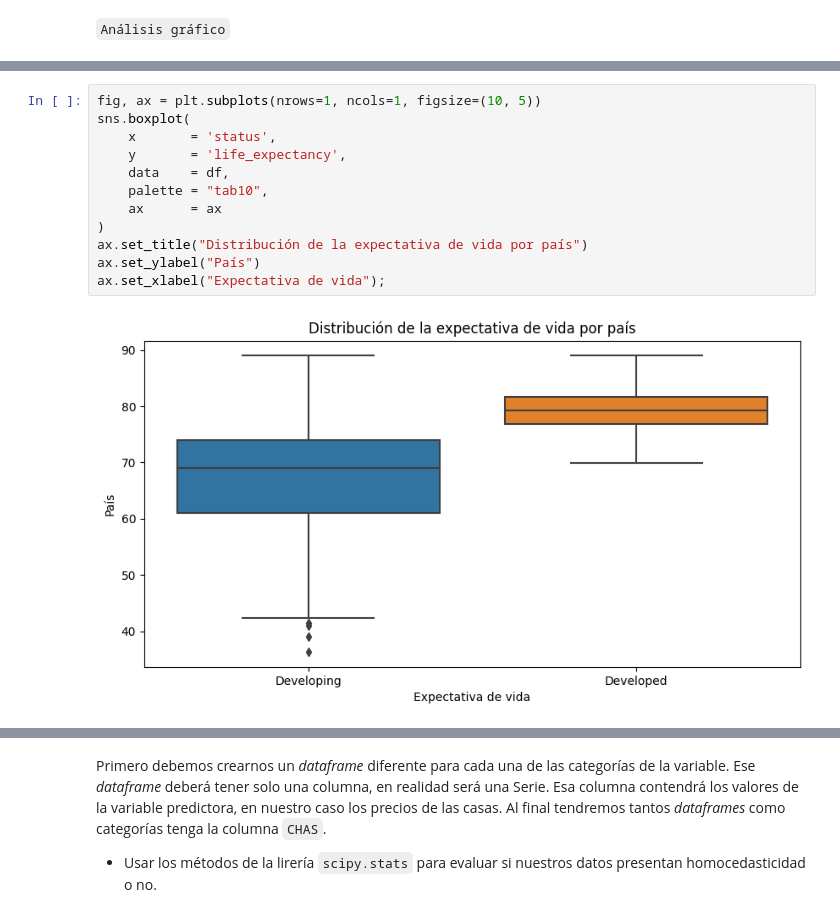
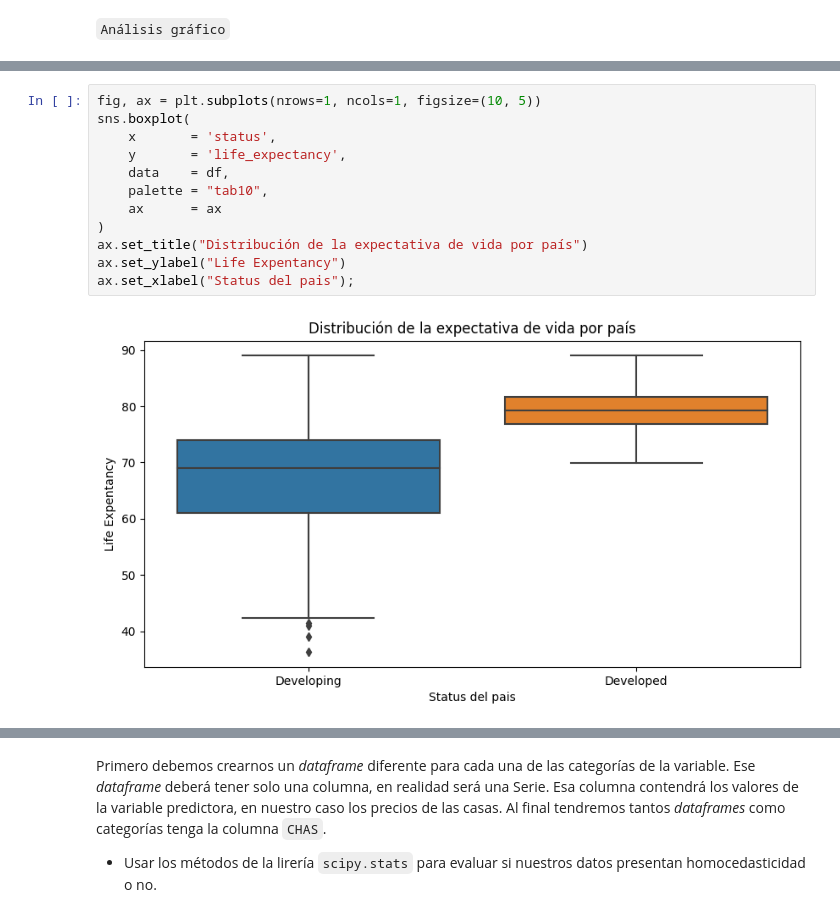
Before and after one commit to Adalab/DA-promo-c-modulo-3-sprint-1-Ximena-Anahi, a Jupyter notebook: 1. Regresion Lineal/3.pp-asunciones.ipynb, the cells around one changed output, grey strips where cells are left out. Drawn from its saved outputs; the diff is of its cells as text.

```diff
--- a/1. Regresion Lineal/3.pp-asunciones.ipynb
+++ b/1. Regresion Lineal/3.pp-asunciones.ipynb
@@ -88,14 +91,14 @@ Index(['country', 'year', 'status', 'life_expectancy', 'adult_mortality',
 # %%
 fig, ax = plt.subplots(nrows=1, ncols=1, figsize=(10, 5))
 sns.boxplot(
     x       = 'status',
     y       = 'life_expectancy',
     data    = df,
     palette = "tab10",
     ax      = ax
 )
 ax.set_title("Distribución de la expectativa de vida por país")
-ax.set_ylabel("País")
-ax.set_xlabel("Expectativa de vida");
+ax.set_ylabel("Life Expentancy")
+ax.set_xlabel("Status del pais");
 # %% [output]
-[figure, old version]
+[figure, new version]
```
Also changed, not shown: parts of 23 cells of this notebook, 10 other files.
